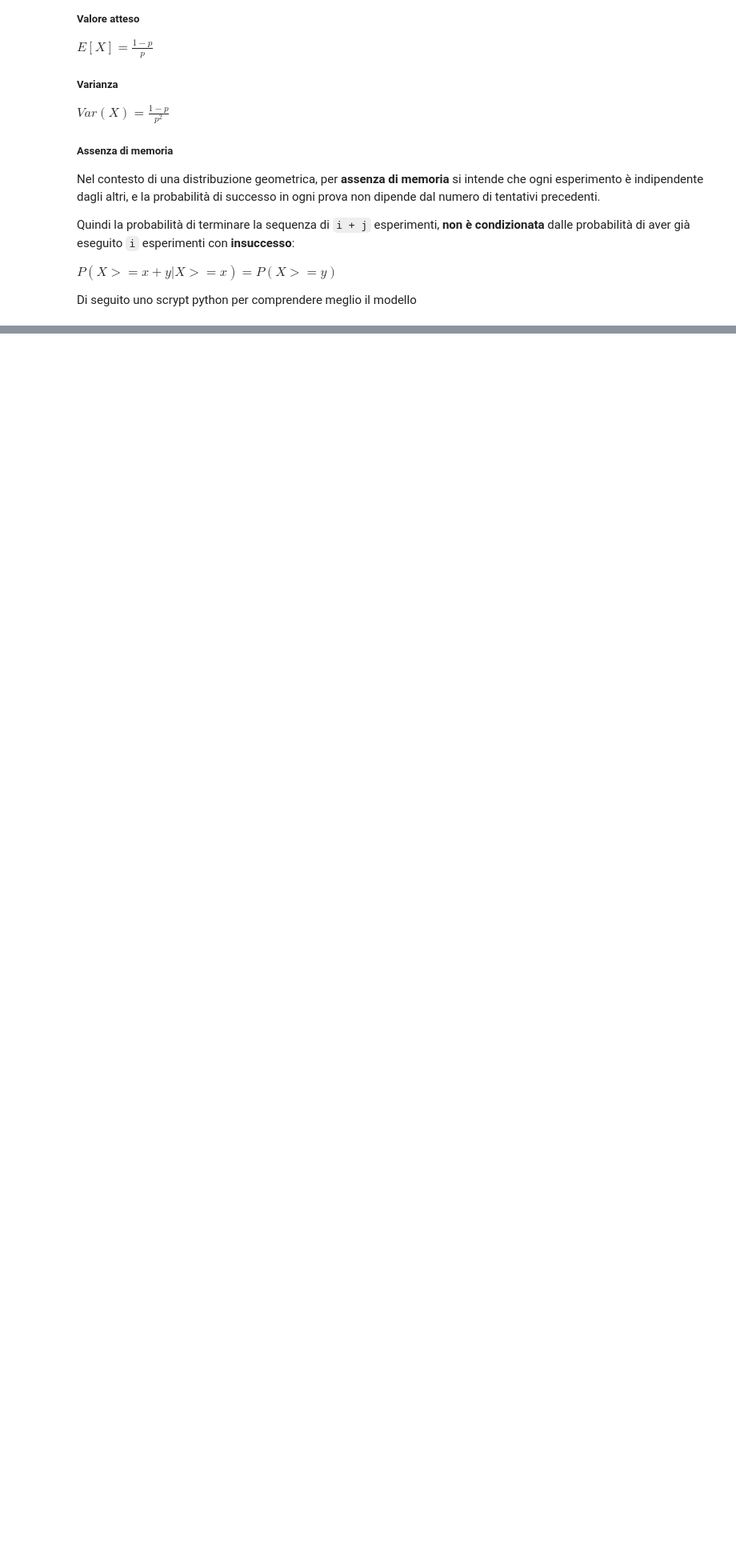
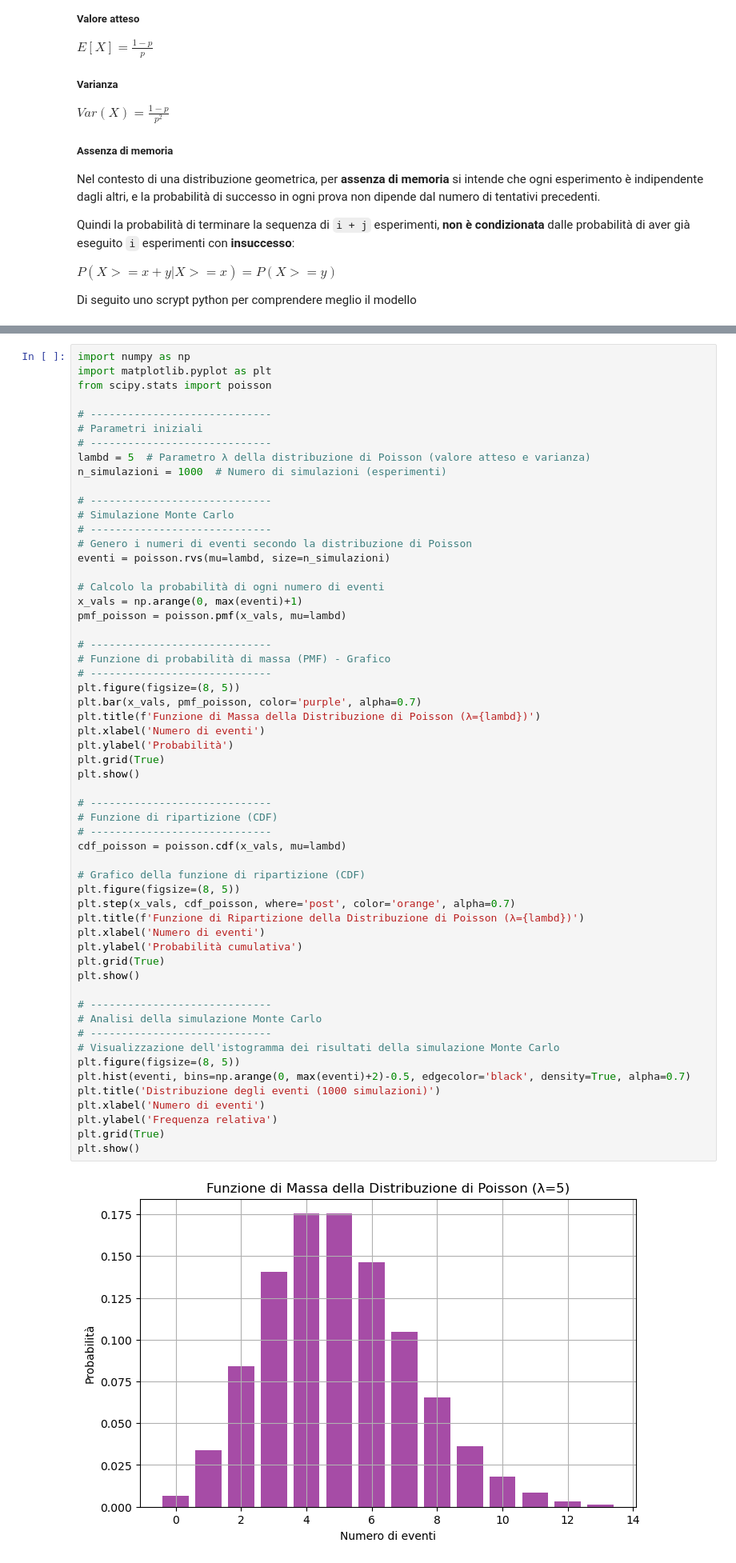
Before and after one commit to Gallja/SAD_Python, a Jupyter notebook: calcolo_delle_probabilita.ipynb, the cells around one changed output, grey strips where cells are left out. Shown at 80% size. Saved outputs shown, nothing was run; the diff lists cells and outputs as text; blank space fills up the shorter version.

```diff
--- a/calcolo_delle_probabilita.ipynb
+++ b/calcolo_delle_probabilita.ipynb
@@ -1371,0 +1384,59 @@ la distribuzione binomiale $B(n,p)$, che rappresenta il numero di successi in `n
+# %%
+import numpy as np
+import matplotlib.pyplot as plt
+from scipy.stats import poisson
+
+# -----------------------------
+# Parametri iniziali
+# -----------------------------
+lambd = 5  # Parametro λ della distribuzione di Poisson (valore atteso e varianza)
+n_simulazioni = 1000  # Numero di simulazioni (esperimenti)
+
+# -----------------------------
+# Simulazione Monte Carlo
+# -----------------------------
+# Genero i numeri di eventi secondo la distribuzione di Poisson
+eventi = poisson.rvs(mu=lambd, size=n_simulazioni)
+
+# Calcolo la probabilità di ogni numero di eventi
+x_vals = np.arange(0, max(eventi)+1)
+pmf_poisson = poisson.pmf(x_vals, mu=lambd)
+
+# -----------------------------
+# Funzione di probabilità di massa (PMF) - Grafico
+# -----------------------------
+plt.figure(figsize=(8, 5))
+plt.bar(x_vals, pmf_poisson, color='purple', alpha=0.7)
+plt.title(f'Funzione di Massa della Distribuzione di Poisson (λ={lambd})')
+plt.xlabel('Numero di eventi')
+plt.ylabel('Probabilità')
+plt.grid(True)
+plt.show()
+
+# -----------------------------
+# Funzione di ripartizione (CDF)
+# -----------------------------
+cdf_poisson = poisson.cdf(x_vals, mu=lambd)
+
+# Grafico della funzione di ripartizione (CDF)
+plt.figure(figsize=(8, 5))
+plt.step(x_vals, cdf_poisson, where='post', color='orange', alpha=0.7)
+plt.title(f'Funzione di Ripartizione della Distribuzione di Poisson (λ={lambd})')
+plt.xlabel('Numero di eventi')
+plt.ylabel('Probabilità cumulativa')
+plt.grid(True)
+plt.show()
+
+# -----------------------------
+# Analisi della simulazione Monte Carlo
+# -----------------------------
+# Visualizzazione dell'istogramma dei risultati della simulazione Monte Carlo
+plt.figure(figsize=(8, 5))
+plt.hist(eventi, bins=np.arange(0, max(eventi)+2)-0.5, edgecolor='black', density=True, alpha=0.7)
+plt.title('Distribuzione degli eventi (1000 simulazioni)')
+plt.xlabel('Numero di eventi')
+plt.ylabel('Frequenza relativa')
+plt.grid(True)
+plt.show()
+# %% [output]
+[figure, added]
```
Also changed, not shown: parts of 7 cells of this notebook.
